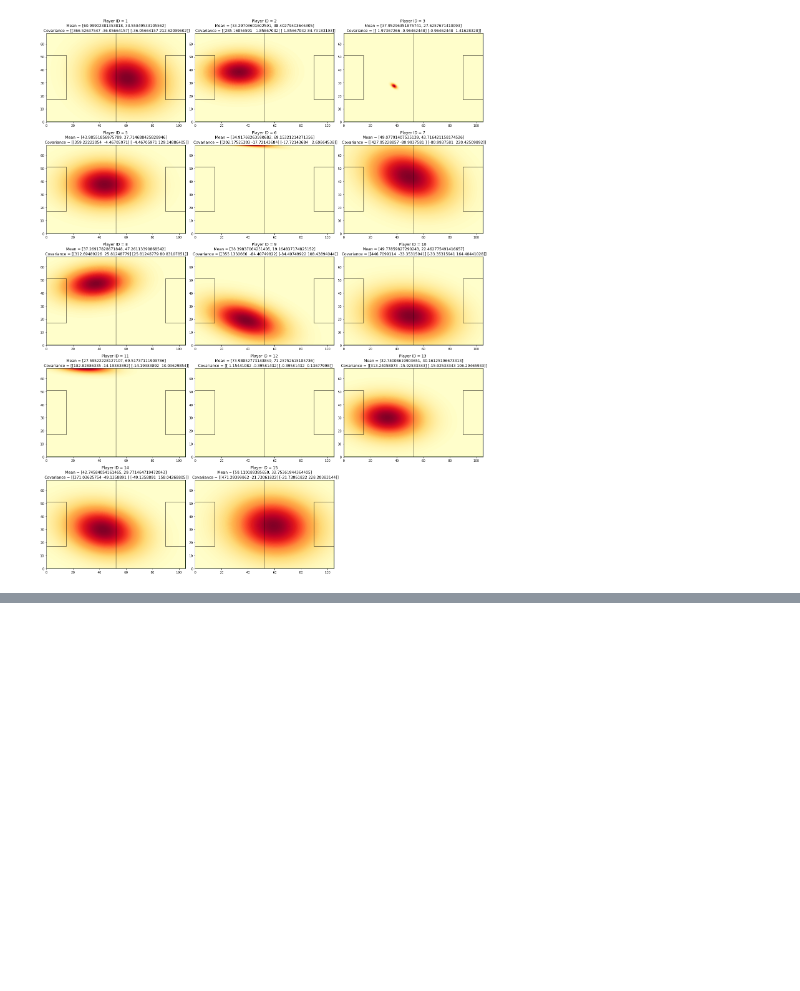
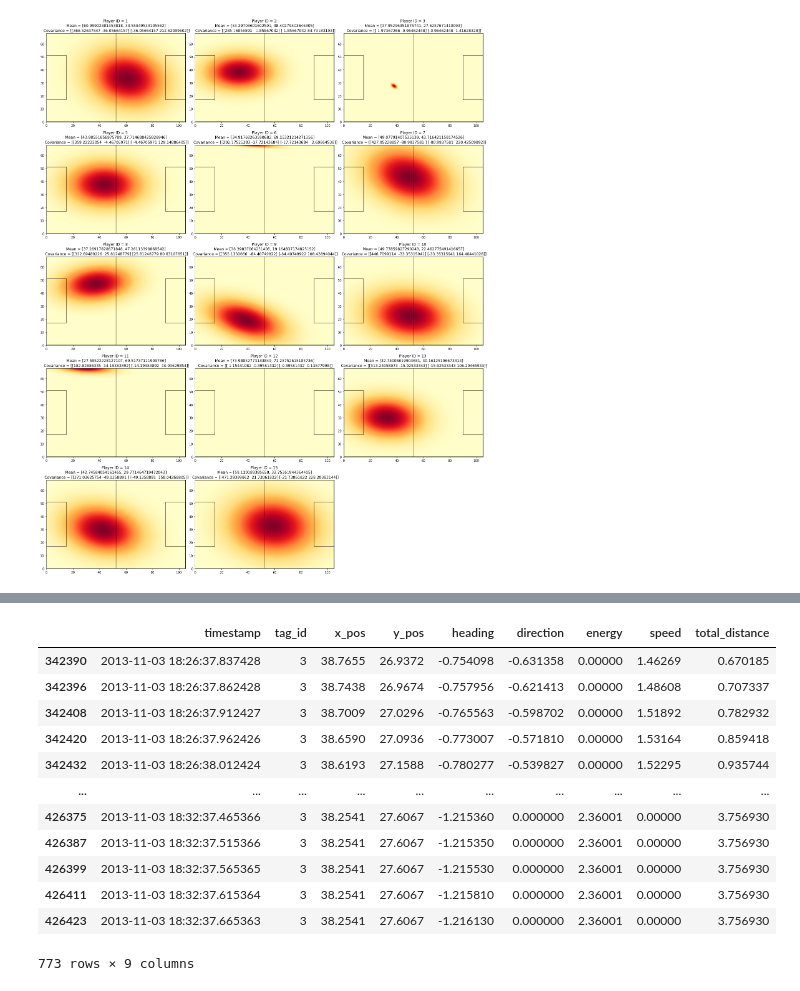
Before and after one commit to AUT-Student/SPR-HW1, a Jupyter notebook: Program6/Program6.ipynb, the cells around one changed output, grey strips where cells are left out. Cells and saved outputs as stored; diff of their text form; code cells hidden in the pictures; blank space fills up the shorter version.

```diff
--- a/Program6/Program6.ipynb
+++ b/Program6/Program6.ipynb
@@ -152,0 +196,16 @@ pd.DataFrame(columns=["Player ID", "Point", "Probability"], data=result)
+# %%
+data[data["tag_id"]==3].sort_values("timestamp")
+# %% [output]
+|  | timestamp | tag_id | x_pos | y_pos | heading | direction | energy | speed | total_distance |
+| 342390 | 2013-11-03 18:26:37.837428 | 3 | 38.7655 | 26.9372 | -0.754098 | -0.631358 | 0.00000 | 1.46269 | 0.670185 |
+| 342396 | 2013-11-03 18:26:37.862428 | 3 | 38.7438 | 26.9674 | -0.757956 | -0.621413 | 0.00000 | 1.48608 | 0.707337 |
+| 342408 | 2013-11-03 18:26:37.912427 | 3 | 38.7009 | 27.0296 | -0.765563 | -0.598702 | 0.00000 | 1.51892 | 0.782932 |
+| 342420 | 2013-11-03 18:26:37.962426 | 3 | 38.6590 | 27.0936 | -0.773007 | -0.571810 | 0.00000 | 1.53164 | 0.859418 |
+| 342432 | 2013-11-03 18:26:38.012424 | 3 | 38.6193 | 27.1588 | -0.780277 | -0.539827 | 0.00000 | 1.52295 | 0.935744 |
+| ... | ... | ... | ... | ... | ... | ... | ... | ... | ... |
+| 426375 | 2013-11-03 18:32:37.465366 | 3 | 38.2541 | 27.6067 | -1.215360 | 0.000000 | 2.36001 | 0.00000 | 3.756930 |
+| 426387 | 2013-11-03 18:32:37.515366 | 3 | 38.2541 | 27.6067 | -1.215350 | 0.000000 | 2.36001 | 0.00000 | 3.756930 |
+| 426399 | 2013-11-03 18:32:37.565365 | 3 | 38.2541 | 27.6067 | -1.215530 | 0.000000 | 2.36001 | 0.00000 | 3.756930 |
+| 426411 | 2013-11-03 18:32:37.615364 | 3 | 38.2541 | 27.6067 | -1.215810 | 0.000000 | 2.36001 | 0.00000 | 3.756930 |
+| 426423 | 2013-11-03 18:32:37.665363 | 3 | 38.2541 | 27.6067 | -1.216130 | 0.000000 | 2.36001 | 0.00000 | 3.756930 |
+773 rows × 9 columns
```
Also changed, not shown: parts of 9 cells of this notebook, 1 other file.
